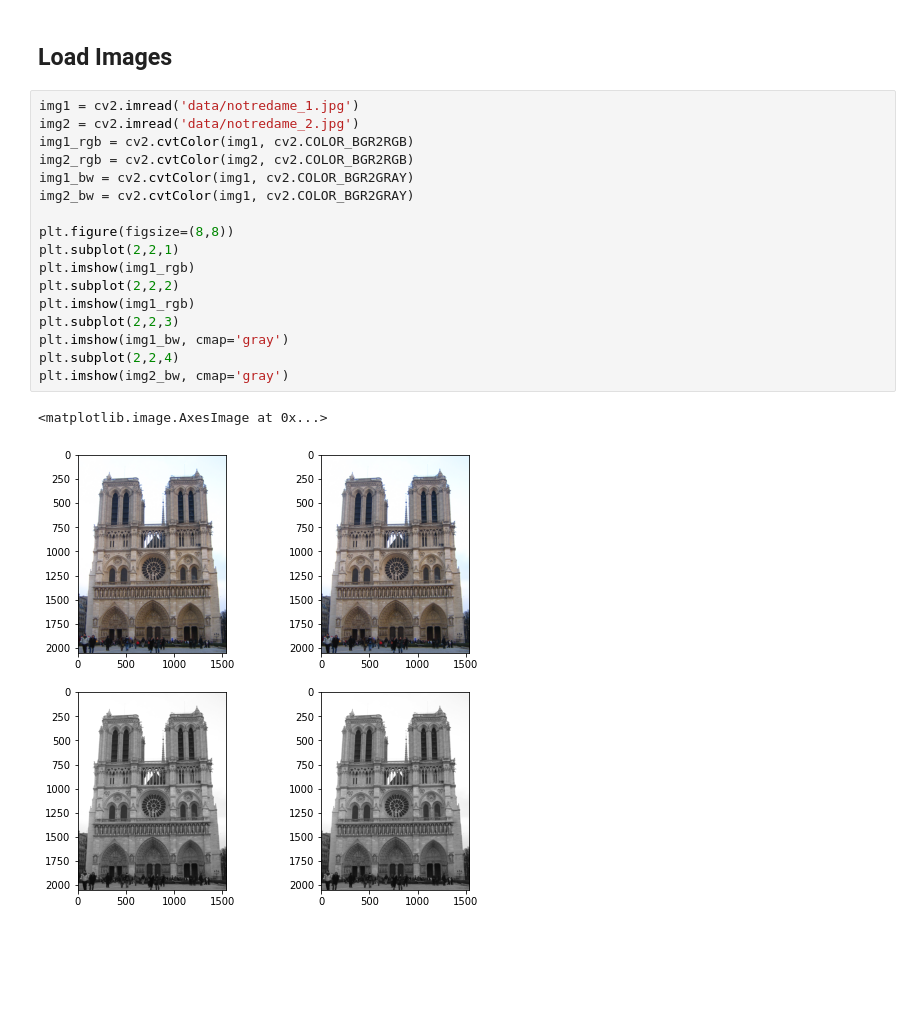
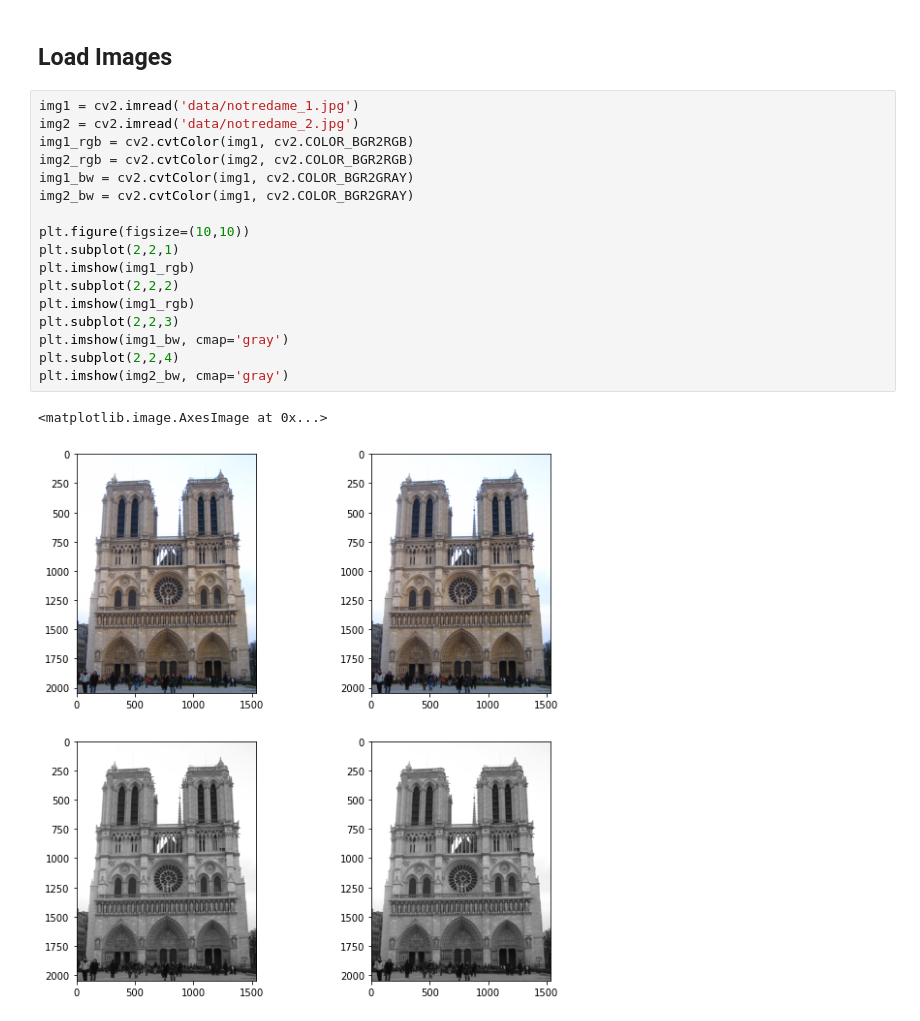
Before and after one commit to jacksonwydra/feature_detection, a Jupyter notebook: feature_detection.ipynb, the cells around one changed output. Drawn from its saved outputs; the diff is of its cells as text; blank space fills up the shorter version.

```diff
--- a/feature_detection.ipynb
+++ b/feature_detection.ipynb
@@ -11,20 +18,20 @@ import matplotlib.pyplot as plt
 # %%
 img1 = cv2.imread('data/notredame_1.jpg')
 img2 = cv2.imread('data/notredame_2.jpg')
 img1_rgb = cv2.cvtColor(img1, cv2.COLOR_BGR2RGB)
 img2_rgb = cv2.cvtColor(img2, cv2.COLOR_BGR2RGB)
 img1_bw = cv2.cvtColor(img1, cv2.COLOR_BGR2GRAY)
 img2_bw = cv2.cvtColor(img1, cv2.COLOR_BGR2GRAY)
 
-plt.figure(figsize=(8,8))
+plt.figure(figsize=(10,10))
 plt.subplot(2,2,1)
 plt.imshow(img1_rgb)
 plt.subplot(2,2,2)
 plt.imshow(img1_rgb)
 plt.subplot(2,2,3)
 plt.imshow(img1_bw, cmap='gray')
 plt.subplot(2,2,4)
 plt.imshow(img2_bw, cmap='gray')
 # %% [output]
 <matplotlib.image.AxesImage at 0x...>
-[figure, old version]
+[figure, new version]
```
Also changed, not shown: parts of 12 cells of this notebook, 2 other files.
